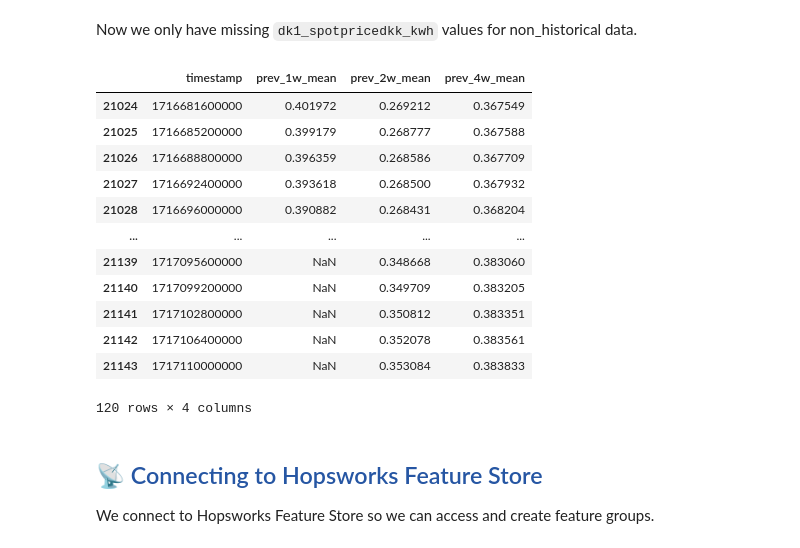
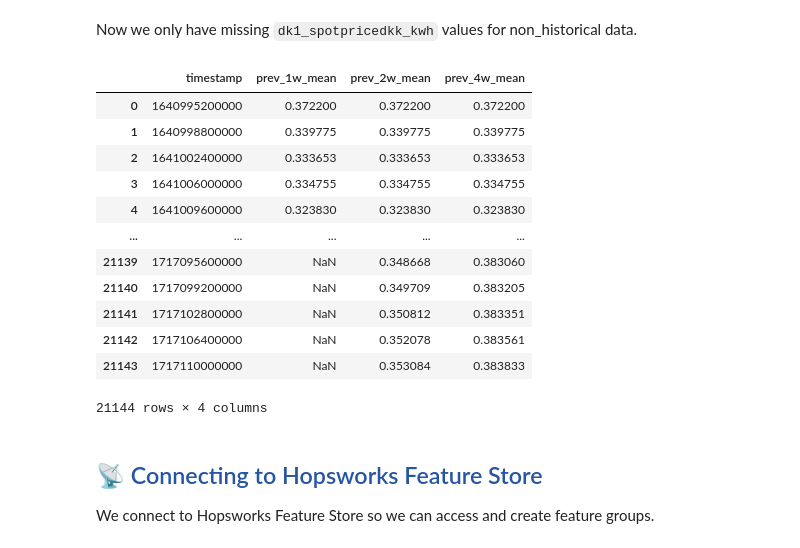
Before and after one commit to Benj3037/bds_m7_second-semester-project, a Jupyter notebook: pipeline/1_feature_backfill.ipynb, the cells around one changed output. Cells and saved outputs as stored; diff of their text form; code cells hidden in the pictures.

```diff
--- a/pipeline/1_feature_backfill.ipynb
+++ b/pipeline/1_feature_backfill.ipynb
@@ -412,15 +419,17 @@ calendar_hours_df = calendar.calendar_denmark(
     end=end
 )
 # %%
-# Merging the weather forecast and calendar dataframes
+# Merging the electricity and calendar dataframes
 merge_data = pd.merge(electricity_df, calendar_hours_df, how='right', left_on='timestamp', right_on='timestamp')
 
-# Drop columns 'date', 'datetime', and 'timestamp' from the DataFrame 'new_data' to match the training data schema
+# Drop and rename columns
 merge_data = merge_data.drop(columns=['date_x', 'datetime_x', 'hour_x'])
-merge_data = merge_data.rename(columns={'date_y': 'date', 'datetime_y': 'datetime', 'hour_y': 'hour'})
+merge_data = merge_data.rename(columns={'date_y': 'date',
+                                        'datetime_y': 'datetime',
+                                        'hour_y': 'hour'})
 
-# Displaying the last 5 rows of the new data
-merge_data.tail()
+# Displaying the last 5 rows of the merged data
+merge_data.tail(5)
 # %% [output]
 |  | timestamp | dk1_spotpricedkk_kwh | datetime | date | hour | dayofweek | day | month | year | ... |
 | 21139 | 1717095600000 | NaN | 2024-05-30 19:00:00 | 2024-05-30 | 19 | 3 | 30 | 5 | 2024 | ... |
@@ -477,35 +491,35 @@ Now we only have missing `dk1_spotpricedkk_kwh` values for non_historical data.
 # %%
 # Defining a copy of the combined data to avoid modifying the original dataframe
 electricity_window_df = merge_data_for_rolling.copy()
 
 # Adding a column with the mean for the previous 1 week
 electricity_window_df['prev_1w_mean'] = electricity_window_df['dk1_spotpricedkk_kwh'].rolling(window=24*7, min_periods=1).mean()
 
 # Adding a column with the mean for the previous 2 weeks
 electricity_window_df['prev_2w_mean'] = electricity_window_df['dk1_spotpricedkk_kwh'].rolling(window=24*14, min_periods=1).mean()
 
 # Adding a column with the mean for the previous 4 weeks
 electricity_window_df['prev_4w_mean'] = electricity_window_df['dk1_spotpricedkk_kwh'].rolling(window=24*28, min_periods=1).mean()
 
 # Only keep the columns 'timestamp', 'prev_1w_mean', 'prev_2w_mean', and 'prev_4w_mean'
 electricity_window_df=electricity_window_df[['timestamp', 'prev_1w_mean', 'prev_2w_mean', 'prev_4w_mean']]
 
-# Display the last 120 rows of the DataFrame
-electricity_window_df.tail(120)
+# Display the DataFrame with the new columns of rolling means
+electricity_window_df
 # %% [output]
 |  | timestamp | prev_1w_mean | prev_2w_mean | prev_4w_mean |
-| 21024 | 1716681600000 | 0.401972 | 0.269212 | 0.367549 |
-| 21025 | 1716685200000 | 0.399179 | 0.268777 | 0.367588 |
-| 21026 | 1716688800000 | 0.396359 | 0.268586 | 0.367709 |
-| 21027 | 1716692400000 | 0.393618 | 0.268500 | 0.367932 |
-| 21028 | 1716696000000 | 0.390882 | 0.268431 | 0.368204 |
+| 0 | 1640995200000 | 0.372200 | 0.372200 | 0.372200 |
+| 1 | 1640998800000 | 0.339775 | 0.339775 | 0.339775 |
+| 2 | 1641002400000 | 0.333653 | 0.333653 | 0.333653 |
+| 3 | 1641006000000 | 0.334755 | 0.334755 | 0.334755 |
+| 4 | 1641009600000 | 0.323830 | 0.323830 | 0.323830 |
 | ... | ... | ... | ... | ... |
 | 21139 | 1717095600000 | NaN | 0.348668 | 0.383060 |
 | 21140 | 1717099200000 | NaN | 0.349709 | 0.383205 |
 | 21141 | 1717102800000 | NaN | 0.350812 | 0.383351 |
 | 21142 | 1717106400000 | NaN | 0.352078 | 0.383561 |
 | 21143 | 1717110000000 | NaN | 0.353084 | 0.383833 |
-120 rows × 4 columns
+21144 rows × 4 columns
 # %% [markdown]
 ## <span style="color:#2656a3;"> 📡 Connecting to Hopsworks Feature Store
 
```
Also changed, not shown: parts of 43 cells of this notebook, 5 other files.
